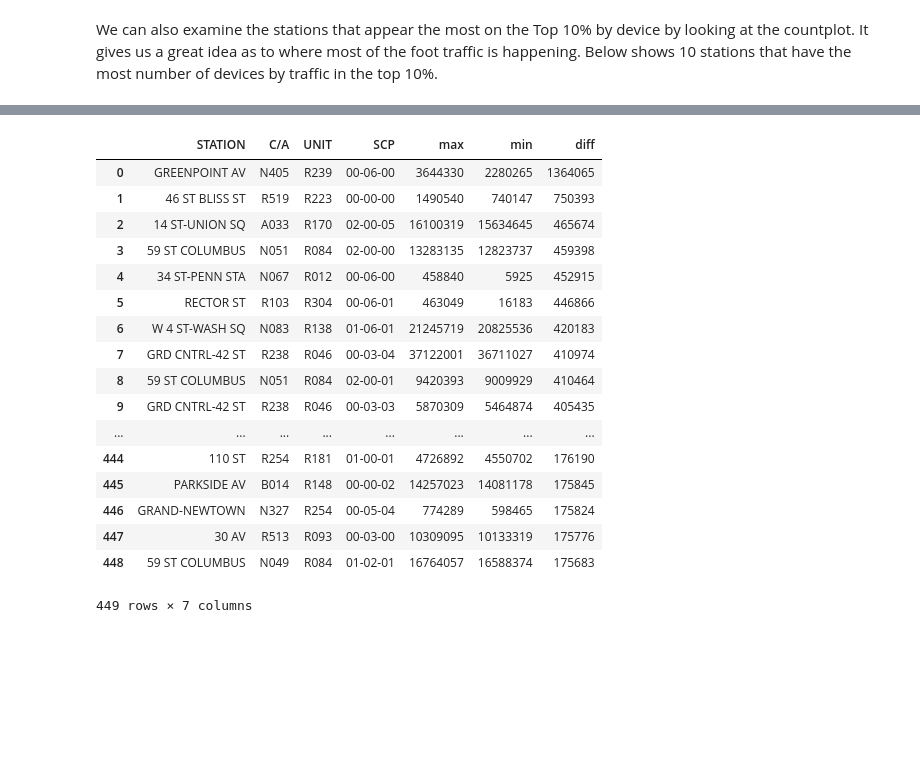
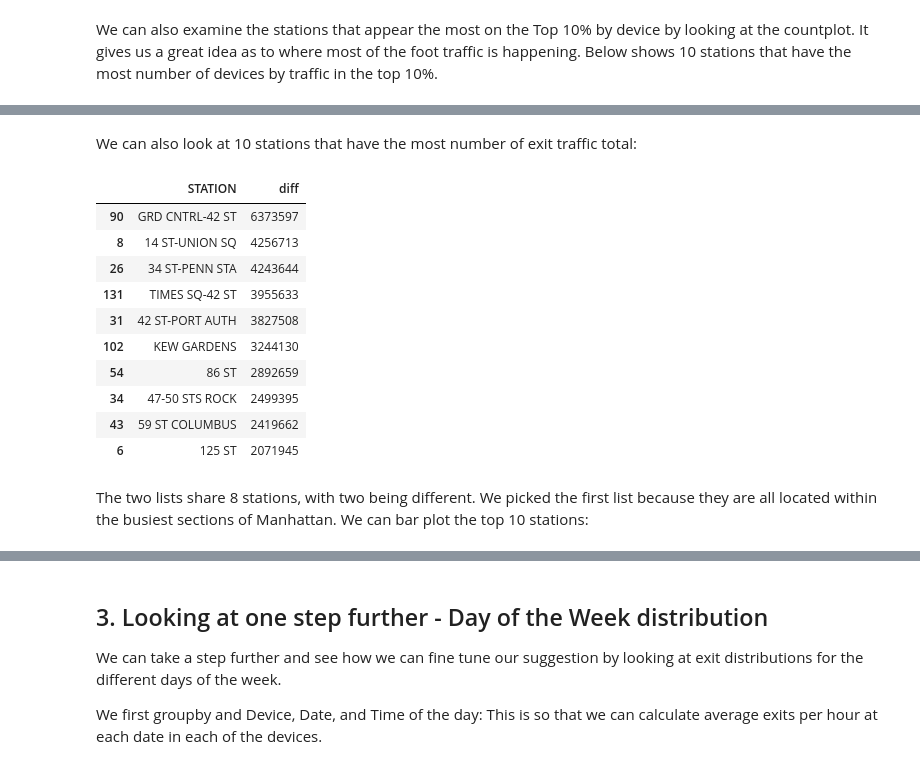
Before and after one commit to youngjeong46/MTA, a Jupyter notebook: Project 1 MTA.ipynb, the cells around one changed output, grey strips where cells are left out. Saved outputs shown, nothing was run; the diff lists cells and outputs as text; code cells hidden in the pictures; blank space fills up the shorter version.

```diff
--- a/Project 1 MTA.ipynb
+++ b/Project 1 MTA.ipynb
@@ -268,5 +258,0 @@ To confirm that they ARE in chronological order:
-# %%
-first = np.array(["A002","R051","02-00-00"])
-cols = ["C/A","UNIT","SCP"]
-
-full_data_sorted[(full_data_sorted[cols]==first).all(1)].head(50)
@@ -409,6 +381,9 @@ We can sort the top 10% in entries by device the following way:
 # %%
-full_data_good_entries=full_data_good.groupby(['STATION','C/A','UNIT','SCP']).ENTRIES.agg(['max','min'])
-full_data_good_entries["diff"] = full_data_good_entries["max"]-full_data_good_entries["min"]
+full_data_good = full_data_good.rename(columns={'EXITS                                                               ': 'EXITS'})
+#full_data_good_entries=full_data_good.groupby(['STATION','C/A','UNIT','SCP']).ENTRIES.agg(['max','min'])
+full_data_good_exits=full_data_good.groupby(['STATION','C/A','UNIT','SCP']).EXITS.agg(['max','min'])
+#full_data_good_entries["diff"] = full_data_good_entries["max"]-full_data_good_entries["min"]
+full_data_good_exits["diff"] = full_data_good_exits["max"]-full_data_good_exits["min"]
 # %%
 print("From a total of %d remaining devices" % (len(full_data_not_jumps_entries)))
 print("We see %d devices that have negative diff" % len(full_neg_list))
@@ -418,6 +393,7 @@ From a total of 4796 remaining devices
 We see 299 devices that have negative diff
 Remaining devices: 4497
 # %%
-top10_device = full_data_good_entries.sort_values("diff",ascending=False).head(len(full_data_good_entries)//10)
+#top10_device_entries = full_data_good_entries.sort_values("diff",ascending=False).head(len(full_data_good_entries)//10)
+top10_device_exits = full_data_good_exits.sort_values("diff",ascending=False).head(len(full_data_good_exits)//10)
 # %% [markdown]
 We can also examine the stations that appear the most on the Top 10% by device by looking at the countplot. It gives us a great idea as to where most of the foot traffic is happening. Below shows 10 stations that have the most number of devices by traffic in the top 10%.
@@ -425,0 +400,4 @@ top10_device = top10_device.reset_index()
+# %%
+#top10_device_entries = top10_device_entries.reset_index()
+top10_device_exits = top10_device_exits.reset_index()
+pd.DataFrame(top10_device_exits.STATION.value_counts().iloc[:10])
@@ -426,2 +416,22 @@ top10_device = top10_device.reset_index()
+# %% [markdown]
+We can also look at 10 stations that have the most number of exit traffic total:
+# %%
+top10_station_exits=top10_device_exits.groupby("STATION").diff.agg("sum").reset_index()
+top10_station_exits=top10_station_exits.sort_values("diff",ascending=False)
+top10_station_exits.iloc[:10]
+# %% [output]
+|  | STATION | diff |
+| 90 | GRD CNTRL-42 ST | 6373597 |
+| 8 | 14 ST-UNION SQ | 4256713 |
+| 26 | 34 ST-PENN STA | 4243644 |
+| 131 | TIMES SQ-42 ST | 3955633 |
+| 31 | 42 ST-PORT AUTH | 3827508 |
+| 102 | KEW GARDENS | 3244130 |
+| 54 | 86 ST | 2892659 |
+| 34 | 47-50 STS ROCK | 2499395 |
+| 43 | 59 ST COLUMBUS | 2419662 |
+| 6 | 125 ST | 2071945 |
+# %% [markdown]
+The two lists share 8 stations, with two being different. We picked the first list because they are all located within the busiest sections of Manhattan. We can bar plot the top 10 stations:
 # %%
 plt.figure(figsize=(20, 10))
@@ -431,23 +446,8 @@ fig.savefig('Top 10 Stations, 3 Months.svg', format='svg', dpi=1200)
 # %% [output]
 [drawing not drawn]
-# %%
-top10_device
-# %% [output]
-|  | STATION | C/A | UNIT | SCP | max | min | diff |
-| 0 | GREENPOINT AV | N405 | R239 | 00-06-00 | 3644330 | 2280265 | 1364065 |
-| 1 | 46 ST BLISS ST | R519 | R223 | 00-00-00 | 1490540 | 740147 | 750393 |
-| 2 | 14 ST-UNION SQ | A033 | R170 | 02-00-05 | 16100319 | 15634645 | 465674 |
-| 3 | 59 ST COLUMBUS | N051 | R084 | 02-00-00 | 13283135 | 12823737 | 459398 |
-| 4 | 34 ST-PENN STA | N067 | R012 | 00-06-00 | 458840 | 5925 | 452915 |
-| 5 | RECTOR ST | R103 | R304 | 00-06-01 | 463049 | 16183 | 446866 |
-| 6 | W 4 ST-WASH SQ | N083 | R138 | 01-06-01 | 21245719 | 20825536 | 420183 |
-| 7 | GRD CNTRL-42 ST | R238 | R046 | 00-03-04 | 37122001 | 36711027 | 410974 |
-| 8 | 59 ST COLUMBUS | N051 | R084 | 02-00-01 | 9420393 | 9009929 | 410464 |
-| 9 | GRD CNTRL-42 ST | R238 | R046 | 00-03-03 | 5870309 | 5464874 | 405435 |
-| ... | ... | ... | ... | ... | ... | ... | ... |
-| 444 | 110 ST | R254 | R181 | 01-00-01 | 4726892 | 4550702 | 176190 |
-| 445 | PARKSIDE AV | B014 | R148 | 00-00-02 | 14257023 | 14081178 | 175845 |
-| 446 | GRAND-NEWTOWN | N327 | R254 | 00-05-04 | 774289 | 598465 | 175824 |
-| 447 | 30 AV | R513 | R093 | 00-03-00 | 10309095 | 10133319 | 175776 |
-| 448 | 59 ST COLUMBUS | N049 | R084 | 01-02-01 | 16764057 | 16588374 | 175683 |
-449 rows × 7 columns
+# %% [markdown]
+## 3. Looking at one step further - Day of the Week distribution
+
+We can take a step further and see how we can fine tune our suggestion by looking at exit distributions for the different days of the week.
+
+We first groupby and Device, Date, and Time of the day: This is so that we can calculate average exits per hour at each date in each of the devices.
```
Also changed, not shown: parts of 38 cells of this notebook, 2 other files.
